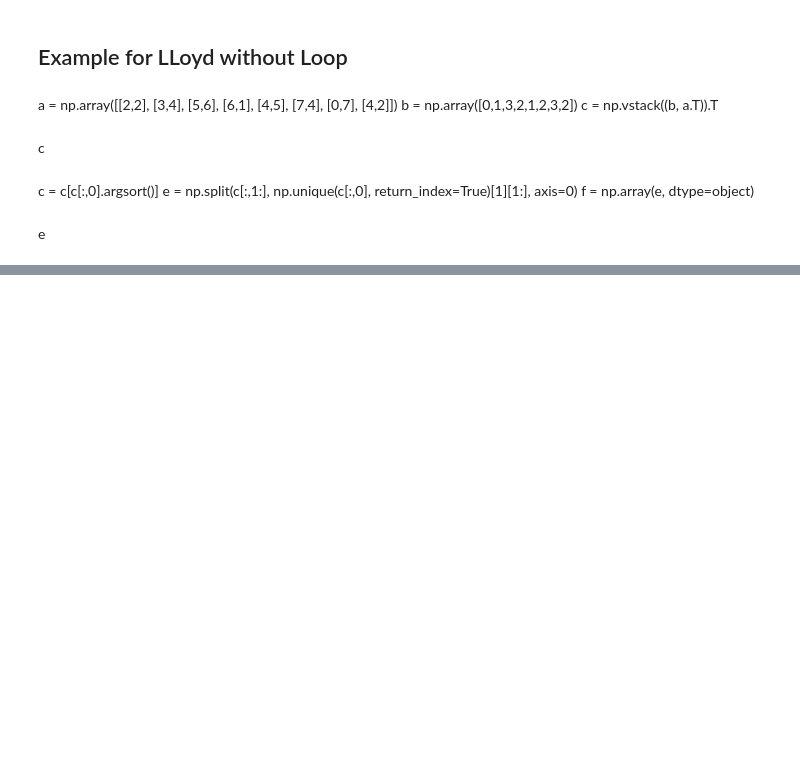
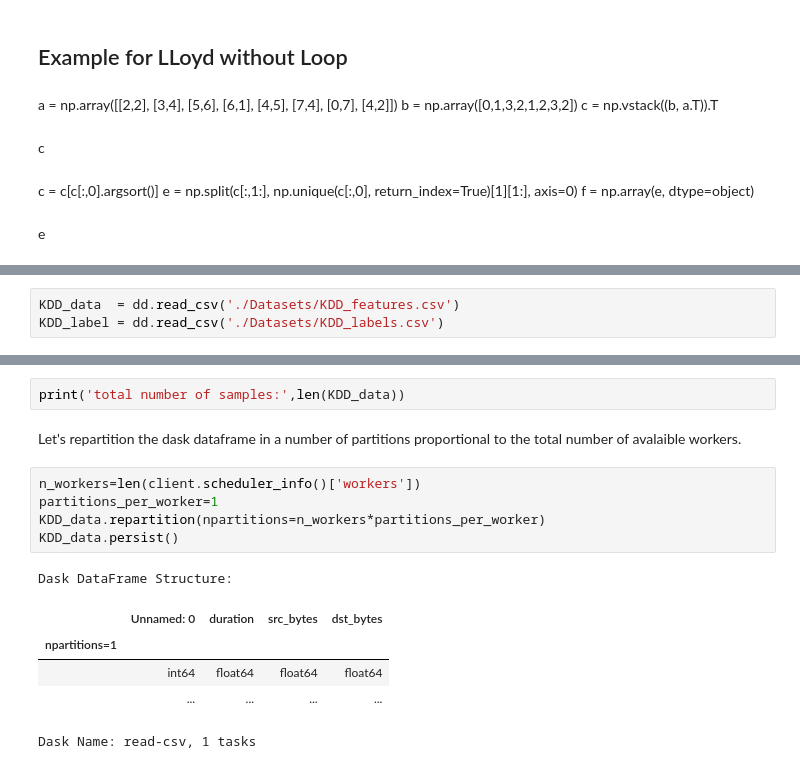
Before and after one commit to ElHuaco/Distributed-k-means, a Jupyter notebook: src/dask/notebooks/OUR CODE/Main.ipynb, the cells around one changed output, grey strips where cells are left out. Cells and saved outputs as stored; diff of their text form; blank space fills up the shorter version.

Commit message:
added on main the dataset

```diff
--- a/src/dask/notebooks/OUR CODE/Main.ipynb
+++ b/src/dask/notebooks/OUR CODE/Main.ipynb
@@ -173,0 +230,3 @@ e
+# %%
+KDD_data  = dd.read_csv('./Datasets/KDD_features.csv')
+KDD_label = dd.read_csv('./Datasets/KDD_labels.csv')
@@ -173,0 +260,16 @@ e
+# %%
+print('total number of samples:',len(KDD_data))
+# %% [markdown]
+Let's repartition the dask dataframe in a number of partitions proportional to the total number of avalaible workers.
+# %%
+n_workers=len(client.scheduler_info()['workers'])
+partitions_per_worker=1
+KDD_data.repartition(npartitions=n_workers*partitions_per_worker)
+KDD_data.persist()
+# %% [output]
+Dask DataFrame Structure:
+|  | Unnamed: 0 | duration | src_bytes | dst_bytes |
+| npartitions=1 |  |  |  |  |
+|  | int64 | float64 | float64 | float64 |
+|  | ... | ... | ... | ... |
+Dask Name: read-csv, 1 tasks
```
Also changed, not shown: parts of 7 cells of this notebook, 4 other files.
